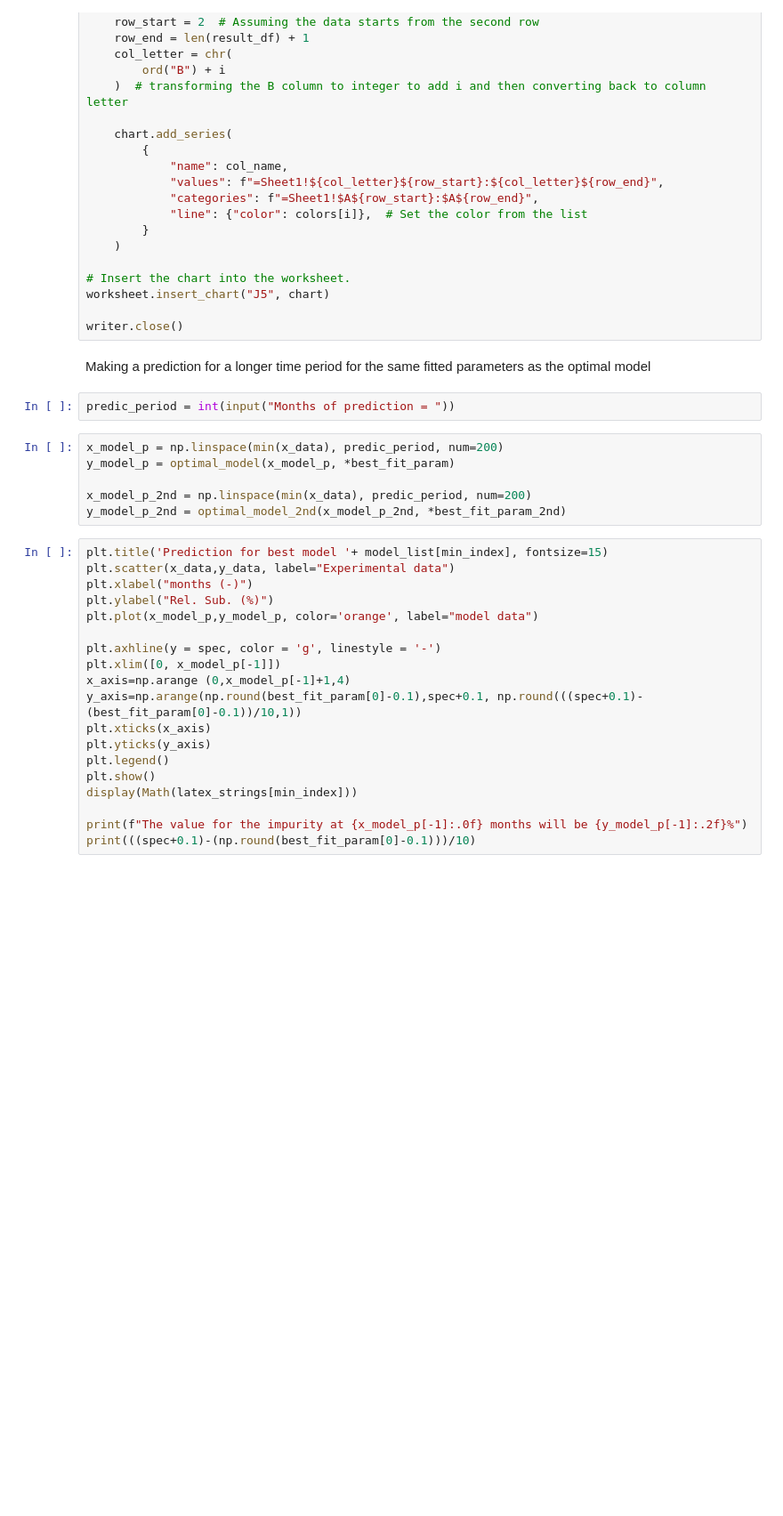
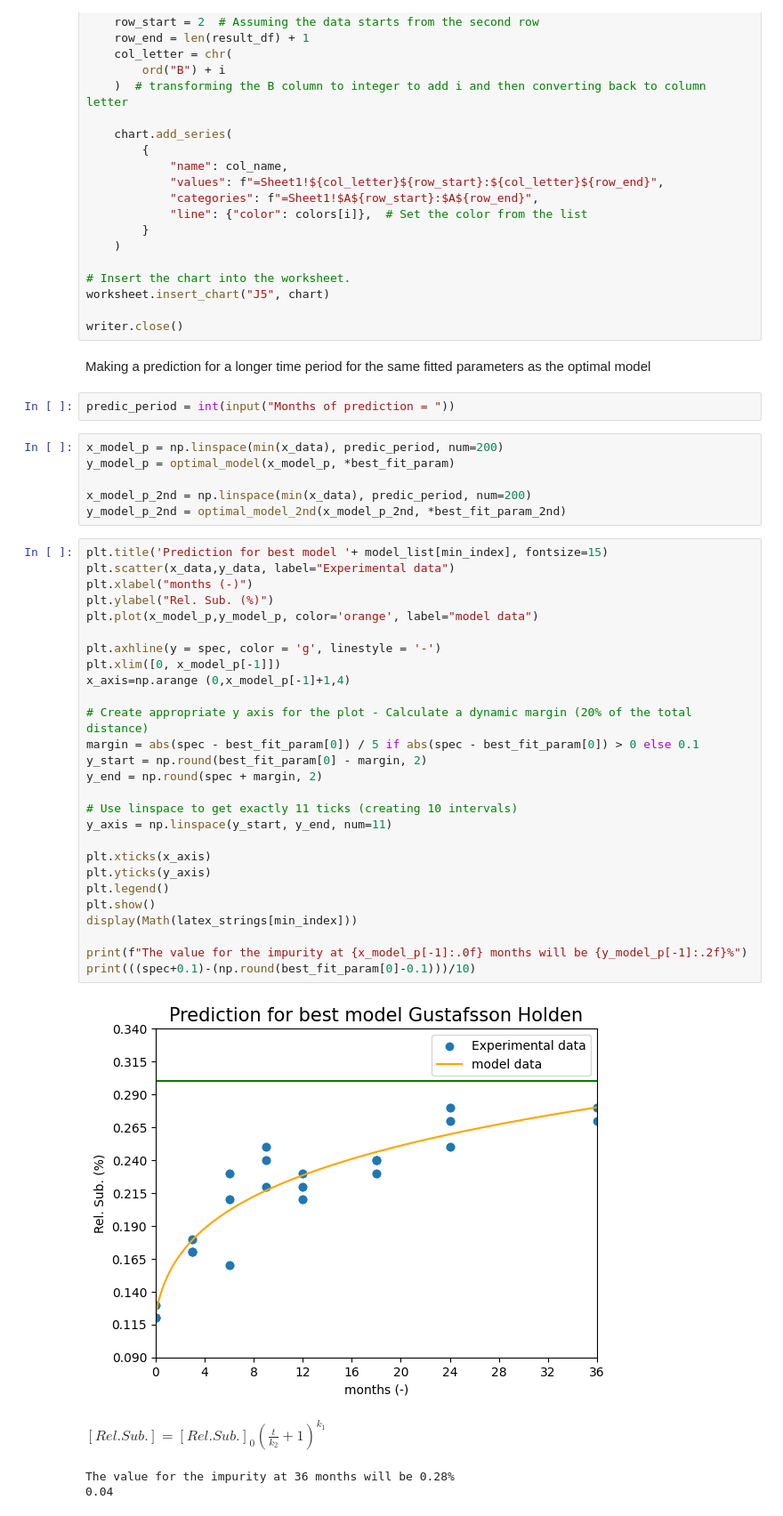
Before and after one commit to jlcunff/Data-analysis, a Jupyter notebook: RelSub/RelSub degradation.ipynb, the cells around one changed output. Shown at 89% size. Cells and saved outputs as stored; diff of their text form; blank space fills up the shorter version.

```diff
--- a/RelSub/RelSub degradation.ipynb
+++ b/RelSub/RelSub degradation.ipynb
@@ -1325,22 +1320,35 @@ y_model_p_2nd = optimal_model_2nd(x_model_p_2nd, *best_fit_param_2nd)
 # %%
 plt.title('Prediction for best model '+ model_list[min_index], fontsize=15)
 plt.scatter(x_data,y_data, label="Experimental data")
 plt.xlabel("months (-)")
 plt.ylabel("Rel. Sub. (%)")
 plt.plot(x_model_p,y_model_p, color='orange', label="model data")
 
 plt.axhline(y = spec, color = 'g', linestyle = '-')
 plt.xlim([0, x_model_p[-1]])
 x_axis=np.arange (0,x_model_p[-1]+1,4)
-y_axis=np.arange(np.round(best_fit_param[0]-0.1),spec+0.1, np.round(((spec+0.1)-(best_fit_param[0]-0.1))/10,1))
+
+# Create appropriate y axis for the plot - Calculate a dynamic margin (20% of the total distance)
+margin = abs(spec - best_fit_param[0]) / 5 if abs(spec - best_fit_param[0]) > 0 else 0.1
+y_start = np.round(best_fit_param[0] - margin, 2)
+y_end = np.round(spec + margin, 2)
+
+# Use linspace to get exactly 11 ticks (creating 10 intervals)
+y_axis = np.linspace(y_start, y_end, num=11)
+
 plt.xticks(x_axis)
 plt.yticks(y_axis)
 plt.legend()
 plt.show()
 display(Math(latex_strings[min_index]))
 
 print(f"The value for the impurity at {x_model_p[-1]:.0f} months will be {y_model_p[-1]:.2f}%")
 print(((spec+0.1)-(np.round(best_fit_param[0]-0.1)))/10)
+# %% [output]
+[figure, added]
+$\displaystyle [Rel.Sub.] = [Rel.Sub.]_0 \left( \frac{t}{k_2} +1 \right) ^{k_1}$
+The value for the impurity at 36 months will be 0.28%
+0.04
 # %%
 plt.title('Prediction for 2nd best model '+ model_list[min_index_2nd], fontsize=15)
 plt.scatter(x_data,y_data, label="Experimental data")
```
Also changed, not shown: parts of 6 cells of this notebook, 4 other files.
